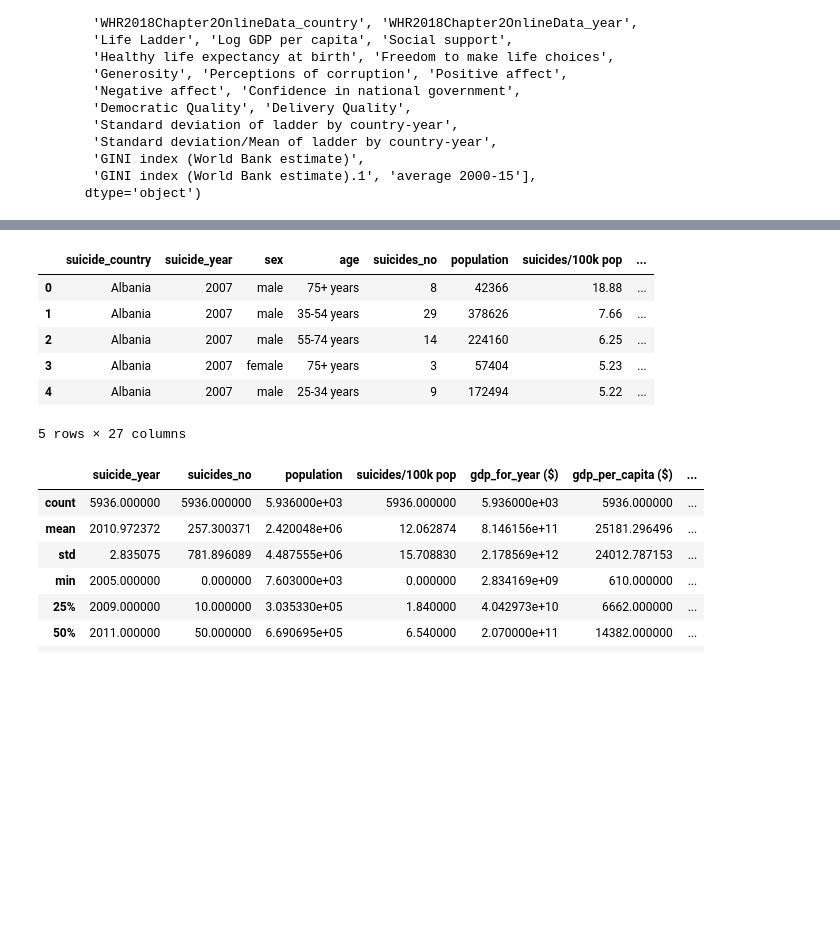
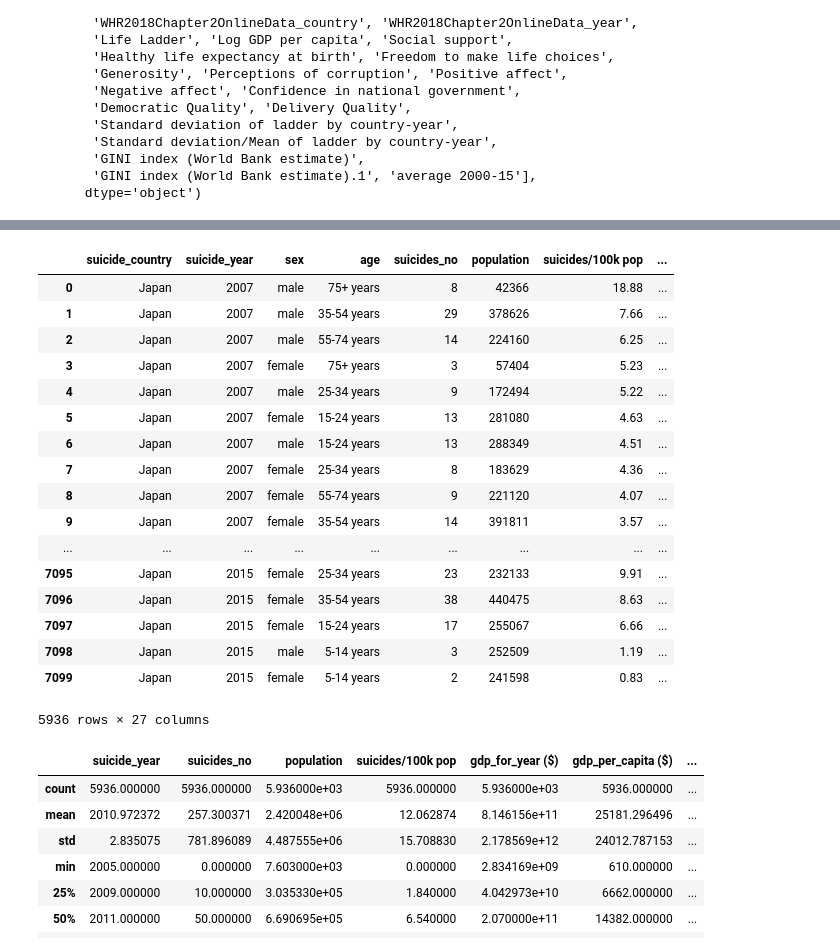
Before and after one commit to atjhsieh/Fantastic4, a Jupyter notebook: test_multiv_regress.ipynb, the cells around one changed output, grey strips where cells are left out. Drawn from its saved outputs; the diff is of its cells as text; code cells hidden in the pictures; blank space fills up the shorter version.

```diff
--- a/test_multiv_regress.ipynb
+++ b/test_multiv_regress.ipynb
@@ -68,15 +90,26 @@ df.drop(columns=['country-year', 'HDI for year', 'GINI index (World Bank estimat
 # %%
 #drop all NaNs
 clean_df = df.dropna()
-clean_df.head()
+clean_df
 # %% [output]
 |  | suicide_country | suicide_year | sex | age | suicides_no | population | suicides/100k pop | ... |
-| 0 | Albania | 2007 | male | 75+ years | 8 | 42366 | 18.88 | ... |
-| 1 | Albania | 2007 | male | 35-54 years | 29 | 378626 | 7.66 | ... |
-| 2 | Albania | 2007 | male | 55-74 years | 14 | 224160 | 6.25 | ... |
-| 3 | Albania | 2007 | female | 75+ years | 3 | 57404 | 5.23 | ... |
-| 4 | Albania | 2007 | male | 25-34 years | 9 | 172494 | 5.22 | ... |
+| 0 | Japan | 2007 | male | 75+ years | 8 | 42366 | 18.88 | ... |
+| 1 | Japan | 2007 | male | 35-54 years | 29 | 378626 | 7.66 | ... |
+| 2 | Japan | 2007 | male | 55-74 years | 14 | 224160 | 6.25 | ... |
+| 3 | Japan | 2007 | female | 75+ years | 3 | 57404 | 5.23 | ... |
+| 4 | Japan | 2007 | male | 25-34 years | 9 | 172494 | 5.22 | ... |
+| 5 | Japan | 2007 | female | 15-24 years | 13 | 281080 | 4.63 | ... |
+| 6 | Japan | 2007 | male | 15-24 years | 13 | 288349 | 4.51 | ... |
+| 7 | Japan | 2007 | female | 25-34 years | 8 | 183629 | 4.36 | ... |
+| 8 | Japan | 2007 | female | 55-74 years | 9 | 221120 | 4.07 | ... |
+| 9 | Japan | 2007 | female | 35-54 years | 14 | 391811 | 3.57 | ... |
+| ... | ... | ... | ... | ... | ... | ... | ... | ... |
+| 7095 | Japan | 2015 | female | 25-34 years | 23 | 232133 | 9.91 | ... |
+| 7096 | Japan | 2015 | female | 35-54 years | 38 | 440475 | 8.63 | ... |
+| 7097 | Japan | 2015 | female | 15-24 years | 17 | 255067 | 6.66 | ... |
+| 7098 | Japan | 2015 | male | 5-14 years | 3 | 252509 | 1.19 | ... |
+| 7099 | Japan | 2015 | female | 5-14 years | 2 | 241598 | 0.83 | ... |
-5 rows × 27 columns
+5936 rows × 27 columns
 # %%
 #new df with all the NaNs removed - but it looks like we may have lost some countries?
 clean_df.describe()
```
Also changed, not shown: parts of 3 cells of this notebook.
